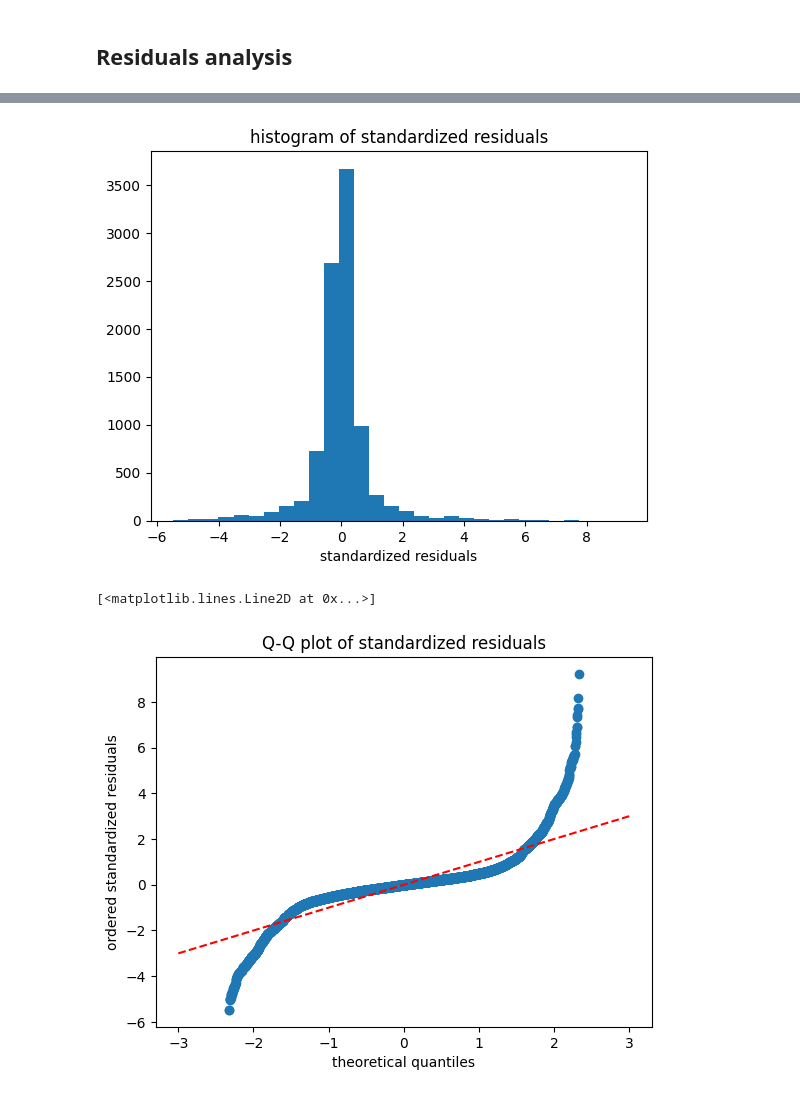
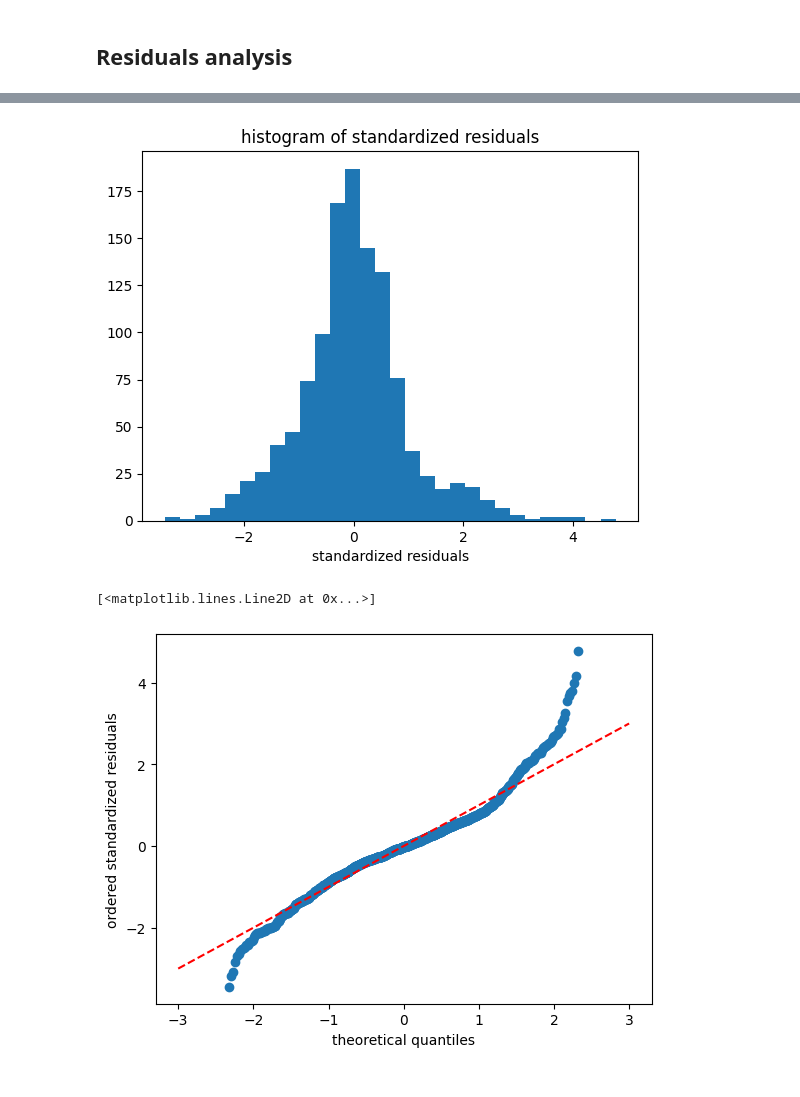
Before and after one commit to AmbroiseTHIBAULT/survey-ML-finance, a Jupyter notebook: options_pricing/notebooks/main_linear_reg.ipynb, the cells around one changed output, grey strips where cells are left out. Cells and saved outputs as stored; diff of their text form; code cells hidden in the pictures.

```diff
--- a/options_pricing/notebooks/main_linear_reg.ipynb
+++ b/options_pricing/notebooks/main_linear_reg.ipynb
@@ -20,7 +20,7 @@ df_options_c = df_options.loc[df_options['call_put'] == 'Call']
 # %%
 params = {
     'test_size' : 0.1, # If we choose 0, we test on all the rest of the data (not used for training or validation
-    'n_rows' : 100000,
+    'n_rows' : 1000,
     'standardize' : False,
     'fit_intercept' : True, # Default is True but our data are already centered 'If set to False, no intercept will be used in calculations (i.e. data is expected to be centered).'
     'features': ['strike','vol', 'delta', 'gamma', 'theta', 'vega', 'rho', 'stock_price','time_to_maturity', 'interest_rate'],
@@ -151,18 +185,18 @@ plt.xlabel('standardized residuals')
 plt.title('histogram of standardized residuals')
 plt.show()
 # %% [output]
-[figure, old version]
+[figure, new version]
 # %%
+# We use the quantile function ppf of normal distribution
 theoretical_quantiles = norm.ppf(np.linspace(0.01, 0.99, len(standardized_residuals)))
 residuals_sorted = np.sort(standardized_residuals)
 plt.scatter(theoretical_quantiles, residuals_sorted)
 plt.xlabel('theoretical quantiles')
 plt.ylabel('ordered standardized residuals')
-plt.title('Q-Q plot of standardized residuals')
 plt.plot([-3, 3], [-3, 3], color='red', linestyle='--')
 # %% [output]
 [<matplotlib.lines.Line2D at 0x...>]
-[figure, old version]
+[figure, new version]
 # %%
 sm.qqplot(standardized_residuals, line ='45')
 plt.show()
```
Also changed, not shown: parts of 15 cells of this notebook.
